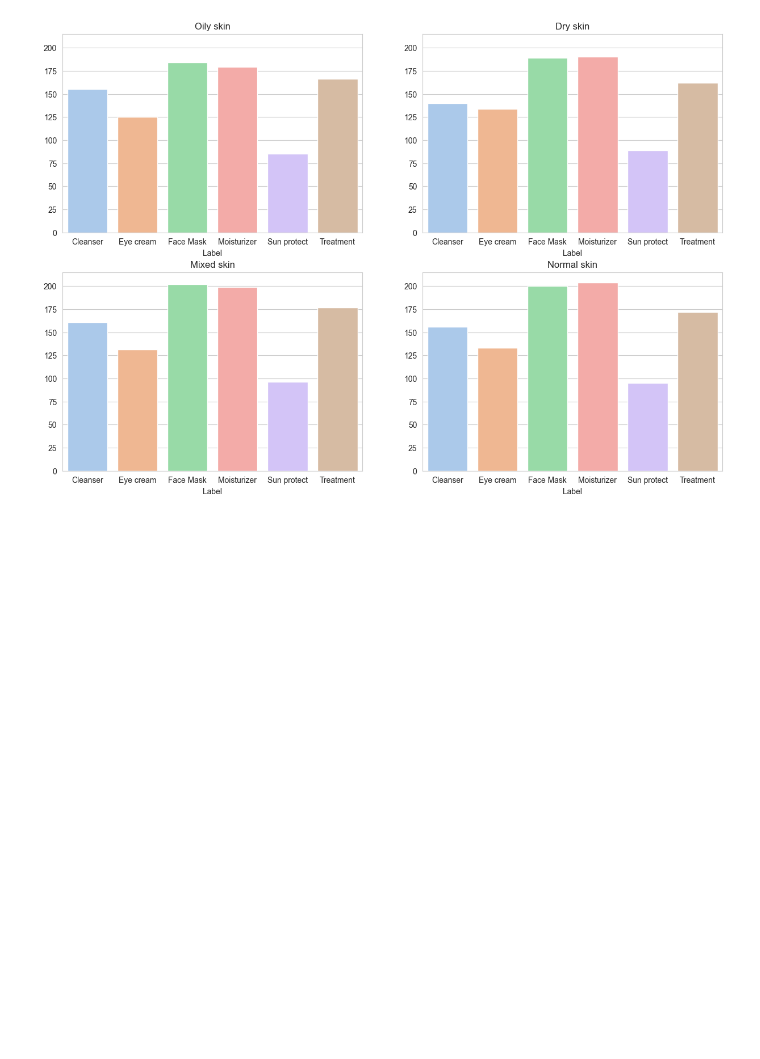
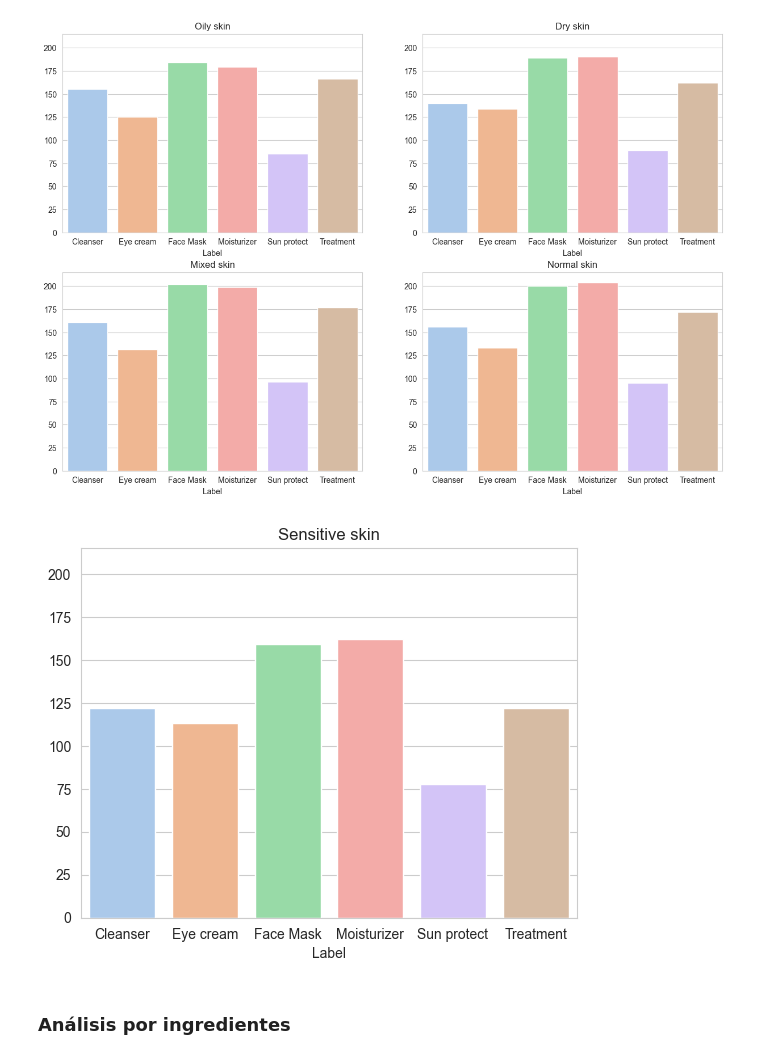
Before and after one commit to Andrea-Coa/dermis, a Jupyter notebook: eda/sephora.ipynb, the cells around one changed output. Saved outputs shown, nothing was run; the diff lists cells and outputs as text; code cells hidden in the pictures; blank space fills up the shorter version.

```diff
--- a/eda/sephora.ipynb
+++ b/eda/sephora.ipynb
@@ -105,6 +258,18 @@ for ax in axes.flat:
 plt.show()
 # %% [output]
 [figure]
+# %%
+# Ahora para piel sensible
+sensitive = df[df['Sensitive'] == 1]
+sensitive_counts = sensitive['Label'].value_counts().sort_index()
+sns.barplot(x=sensitive_counts.index, y=sensitive_counts.values, hue = sensitive_counts.index, palette='pastel')
+plt.ylim(0, 215)
+plt.title("Sensitive skin")
+plt.show()
+# %% [output]
+[figure, added]
+# %% [markdown]
+### Análisis por ingredientes
 # %%
 # Top k ingredientes por cada tipo de producto (moisturizer, cleanser, etc.)
 topk = 15
```
Also changed, not shown: parts of 34 cells of this notebook, 2 other files.
